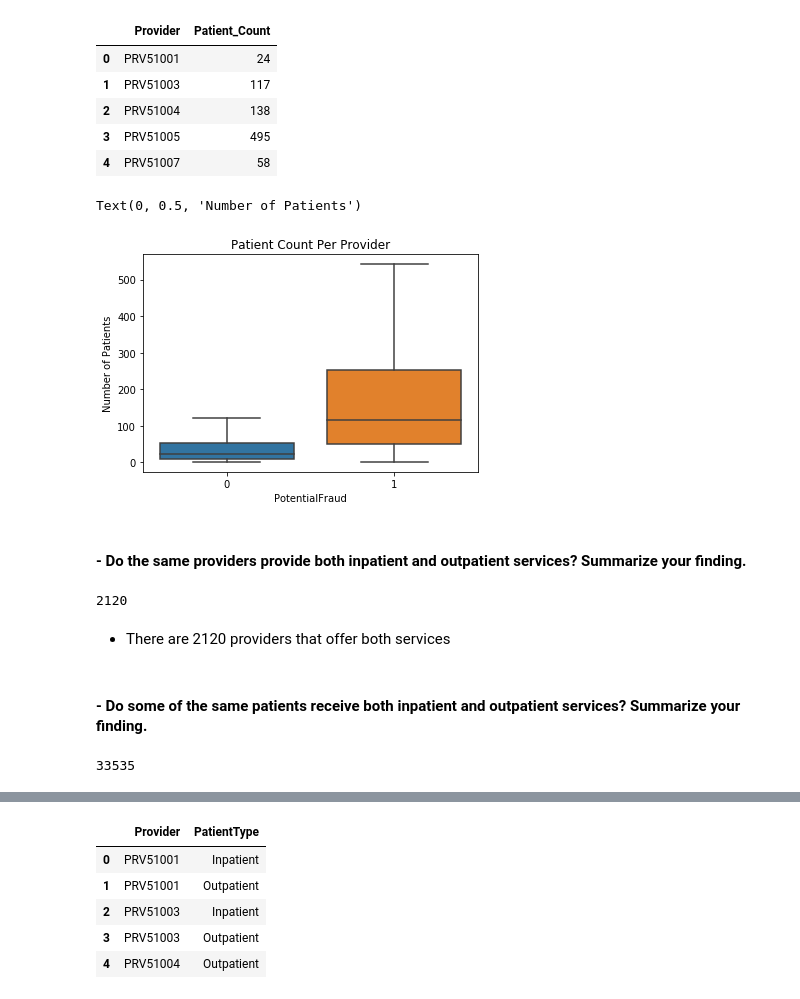
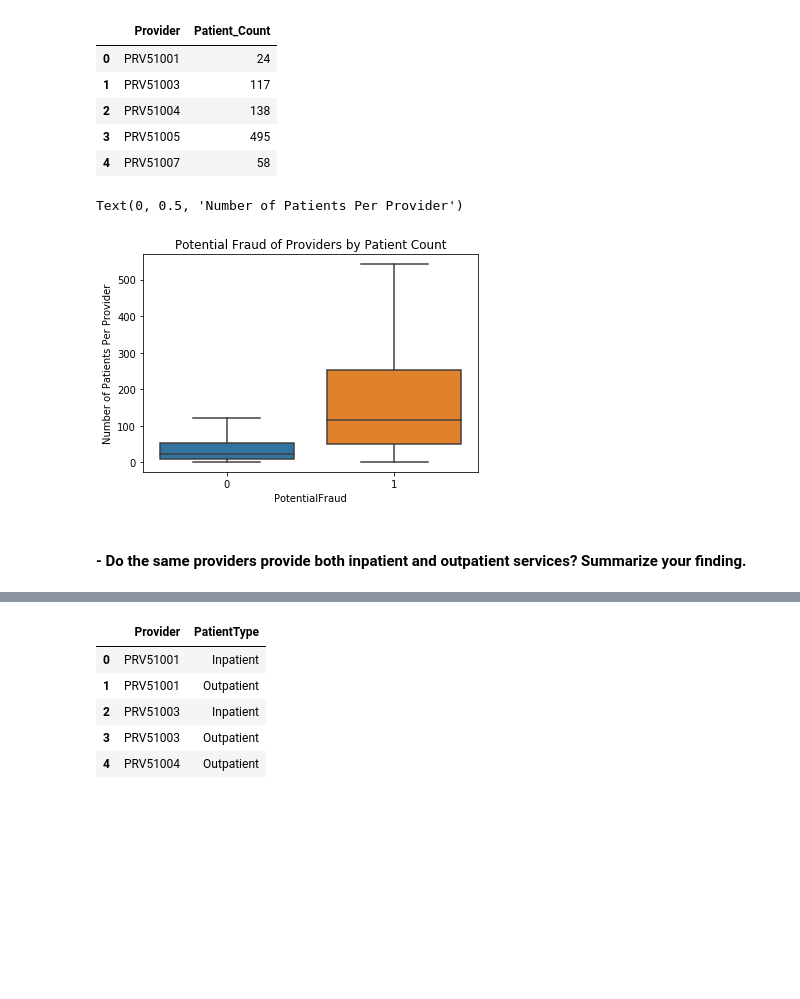
Before and after one commit to cosmochoi/healthcare_fraud, a Jupyter notebook: Fraud_Detection_EDA/EDA_Marcus.ipynb, the cells around one changed output, grey strips where cells are left out. Drawn from its saved outputs; the diff is of its cells as text; code cells hidden in the pictures; blank space fills up the shorter version.

```diff
--- a/Fraud_Detection_EDA/EDA_Marcus.ipynb
+++ b/Fraud_Detection_EDA/EDA_Marcus.ipynb
@@ -346,28 +346,10 @@ Patients.head()
 pat_prov_count = pd.merge(Patients, label_train_df, on='Provider', how='left')
 # %%
 sns.boxplot(x='PotentialFraud', y='Patient_Count', data=pat_prov_count, showfliers=False)
-plt.title('Patient Count Per Provider')
-plt.ylabel('Number of Patients')
+plt.title('Potential Fraud of Providers by Patient Count')
+plt.ylabel('Number of Patients Per Provider')
 # %% [output]
-Text(0, 0.5, 'Number of Patients')
+Text(0, 0.5, 'Number of Patients Per Provider')
-[figure, old version]
+[figure, new version]
 # %% [markdown]
 #### - Do the same providers provide both inpatient and outpatient services? Summarize your finding.
-# %%
-unique1 = op_df.Provider.unique() # 6271 providers
-unique2 = ip_df.Provider.unique() # 2612 providers
-
-len(np.intersect1d(unique1, unique2))
-# %% [output]
-2120
-# %% [markdown]
-- There are 2120 providers that offer both services
-# %% [markdown]
-#### - Do some of the same patients receive both inpatient and outpatient services? Summarize your finding.
-# %%
-Bene1 = op_df.BeneID.unique() # 144189 providers
-Bene2 = ip_df.BeneID.unique() # 37418 providers
-
-len(np.intersect1d(Bene1, Bene2))
-# %% [output]
-33535
```
Also changed, not shown: parts of 6 cells of this notebook.
